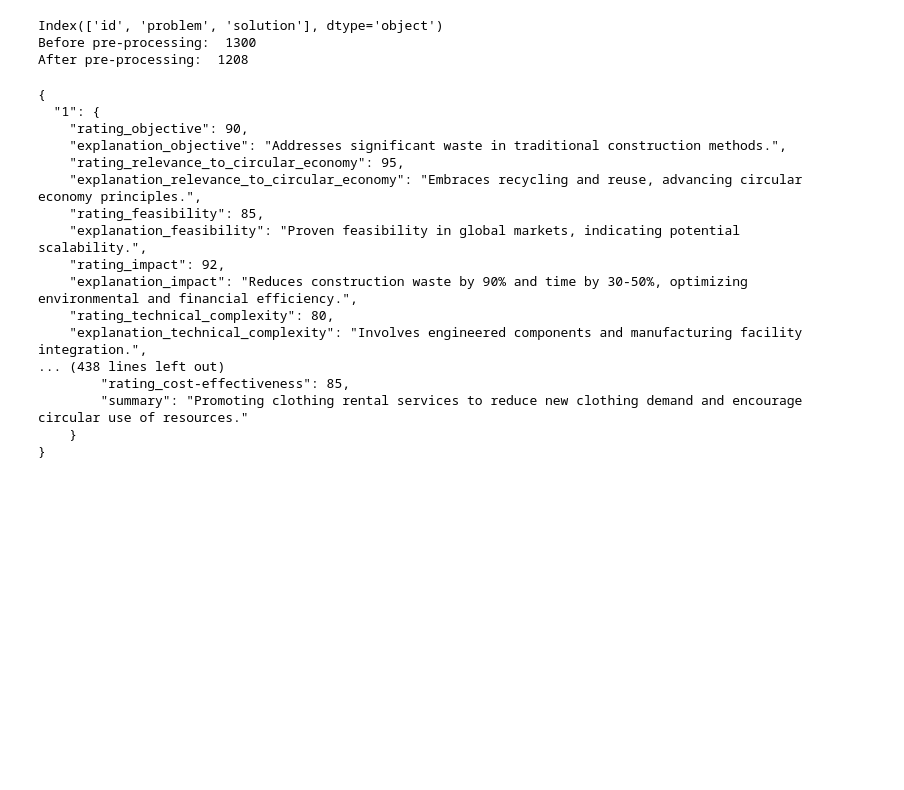
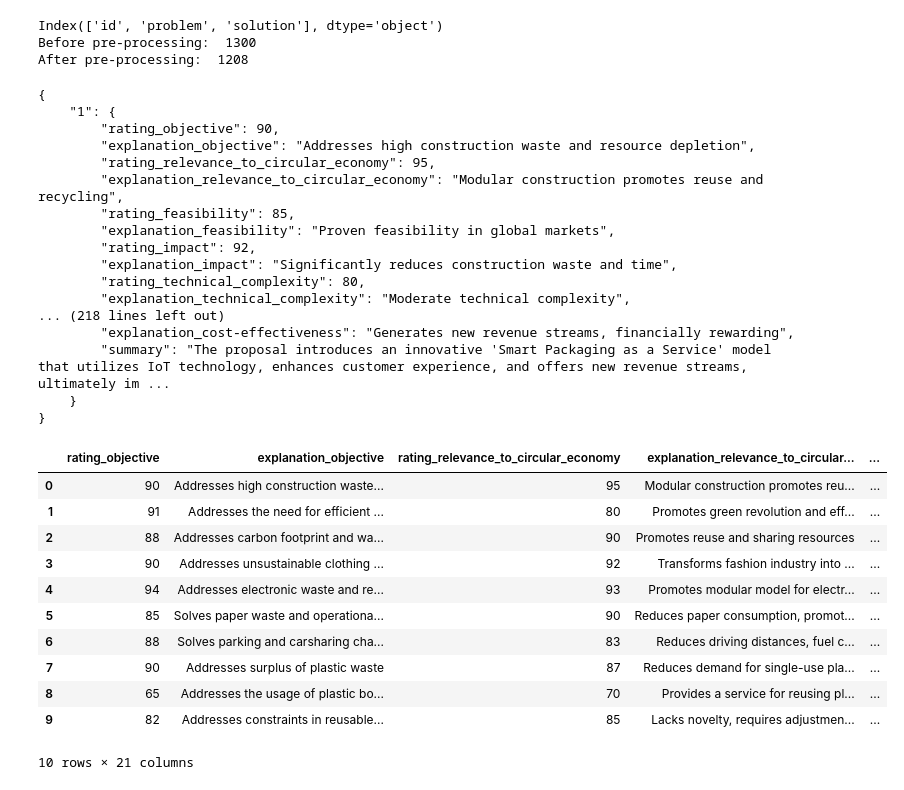
Before and after one commit to johri-lab/GenAIJudge, a Jupyter notebook: AIEarthHack.ipynb, the cells around one changed output. Drawn from its saved outputs; the diff is of its cells as text; code cells hidden in the pictures; blank space fills up the shorter version.

````diff
--- a/AIEarthHack.ipynb
+++ b/AIEarthHack.ipynb
@@ -59,9 +59,9 @@ max_bullet = 5
 key_features = "objective, relevance_to_circular_economy, feasibility, impact, technical_complexity, innovation, sustainability, market_potential, competitive_landscape, cost-effectiveness"
 dict_keys = "'rating_objective', 'rating_relevance_to_circular_economy', 'rating_feasibility', 'rating_impact', 'rating_technical_complexity', 'rating_innovation', 'rating_sustainability', 'rating_market_potential', 'rating_competitive_landscape', 'rating_cost-effectiveness', 'explanation_objective', 'explanation_relevance_to_circular_economy', 'explanation_feasibility', 'explanation_impact', 'explanation_technical_complexity', 'explanation_innovation', 'explanation_sustainability', 'explanation_market_potential', 'explanation_competitive_landscape', 'explanation_cost-effectiveness'"
 df_final = pd.DataFrame()
-n = 10
+n = 5
 
-for inx in range(0, 50, n):
+for inx in range(0, 10, n):
     proposals = ""
     selected_df = df[inx:inx+n]
     for inx, row in selected_df.iterrows():
@@ -95,46 +95,58 @@ for inx in range(0, 50, n):
                         summary: ...
                         }},
                     ...
                 }}
 
                 Here, id1, id2, ... will be the respective proposal id.
                 The rubric1, rubric2, ... will be: {dict_keys}.
                 Ensure that the summary describes  the problem and solution clearly.
 
                 Use the following pairs of problem and solution enclosed in triple backticks:
                 ```
                 {proposals}
                 ```
                 """
 
     # print(prompt)
     response_json = chat_gpt(prompt)
 
     print(response_json)
     # json_object = literal_eval(json.loads(response_json))
     json_object = json.loads(response_json)
 
     json_df = pd.DataFrame(json_object).T
     df_final = pd.concat([df_final, json_df], ignore_index=True)
 
 df_final
 # %% [output]
 {
-  "1": {
-    "rating_objective": 90,
-    "explanation_objective": "Addresses significant waste in traditional construction methods.",
-    "rating_relevance_to_circular_economy": 95,
-    "explanation_relevance_to_circular_economy": "Embraces recycling and reuse, advancing circular economy principles.",
-    "rating_feasibility": 85,
-    "explanation_feasibility": "Proven feasibility in global markets, indicating potential scalability.",
-    "rating_impact": 92,
-    "explanation_impact": "Reduces construction waste by 90% and time by 30-50%, optimizing environmental and financial efficiency.",
-    "rating_technical_complexity": 80,
-    "explanation_technical_complexity": "Involves engineered components and manufacturing facility integration.",
-... (438 lines left out)
-        "rating_cost-effectiveness": 85,
-        "summary": "Promoting clothing rental services to reduce new clothing demand and encourage circular use of resources."
+    "1": {
+        "rating_objective": 90,
+        "explanation_objective": "Addresses high construction waste and resource depletion",
+        "rating_relevance_to_circular_economy": 95,
+        "explanation_relevance_to_circular_economy": "Modular construction promotes reuse and recycling",
+        "rating_feasibility": 85,
+        "explanation_feasibility": "Proven feasibility in global markets",
+        "rating_impact": 92,
+        "explanation_impact": "Significantly reduces construction waste and time",
+        "rating_technical_complexity": 80,
+        "explanation_technical_complexity": "Moderate technical complexity",
+... (218 lines left out)
+        "explanation_cost-effectiveness": "Generates new revenue streams, financially rewarding",
+        "summary": "The proposal introduces an innovative 'Smart Packaging as a Service' model that utilizes IoT technology, enhances customer experience, and offers new revenue streams, ultimately im ...
     }
 }
+|  | rating_objective | explanation_objective | rating_relevance_to_circular_economy | explanation_relevance_to_circular... | ... |
+| 0 | 90 | Addresses high construction waste... | 95 | Modular construction promotes reu... | ... |
+| 1 | 91 | Addresses the need for efficient ... | 80 | Promotes green revolution and eff... | ... |
+| 2 | 88 | Addresses carbon footprint and wa... | 90 | Promotes reuse and sharing resources | ... |
+| 3 | 90 | Addresses unsustainable clothing ... | 92 | Transforms fashion industry into ... | ... |
+| 4 | 94 | Addresses electronic waste and re... | 93 | Promotes modular model for electr... | ... |
+| 5 | 85 | Solves paper waste and operationa... | 90 | Reduces paper consumption, promot... | ... |
+| 6 | 88 | Solves parking and carsharing cha... | 83 | Reduces driving distances, fuel c... | ... |
+| 7 | 90 | Addresses surplus of plastic waste | 87 | Reduces demand for single-use pla... | ... |
+| 8 | 65 | Addresses the usage of plastic bo... | 70 | Provides a service for reusing pl... | ... |
+| 9 | 82 | Addresses constraints in reusable... | 85 | Lacks novelty, requires adjustmen... | ... |
+10 rows × 21 columns
 # %%
 result_df = pd.concat([df[['id']], df_final], axis=1)
````
Also changed, not shown: parts of 1 cell of this notebook.
